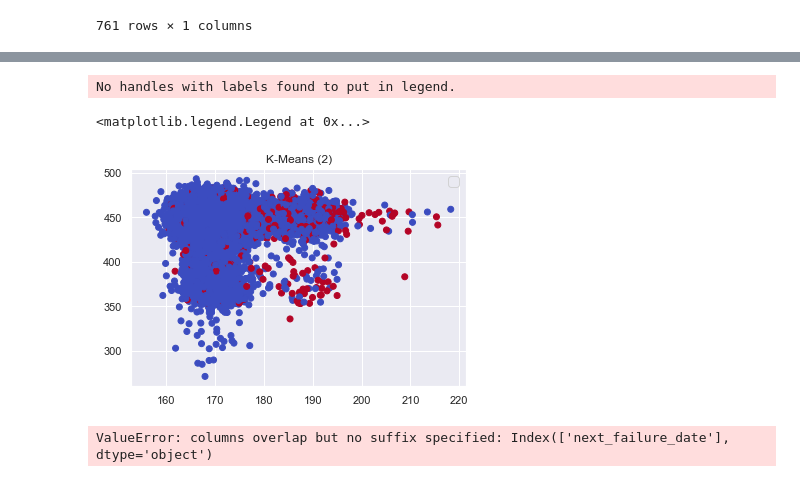
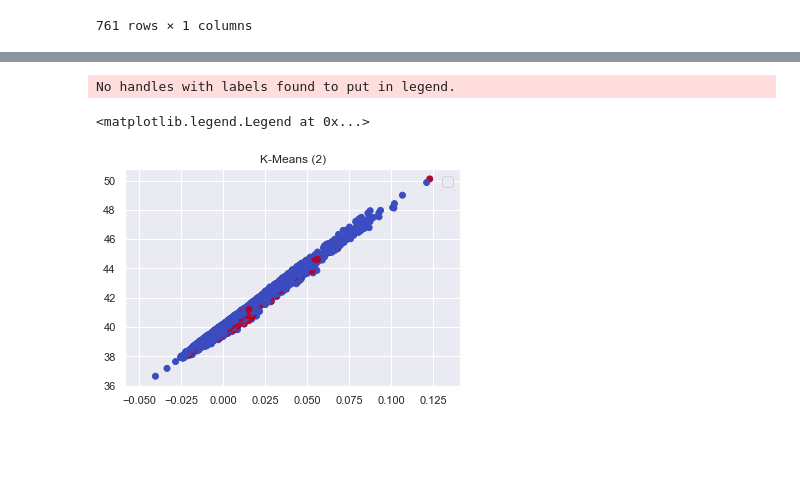
Before and after one commit to jd0g/CSU-Capstone, a Jupyter notebook: MIS581 Capstone Data Analysis.ipynb, the cells around one changed output, grey strips where cells are left out. Drawn from its saved outputs; the diff is of its cells as text; code cells hidden in the pictures; blank space fills up the shorter version.

Commit message:
complete t-test code and temporal data collection

```diff
--- a/MIS581 Capstone Data Analysis.ipynb
+++ b/MIS581 Capstone Data Analysis.ipynb
@@ -324,13 +119,0 @@ sns.pairplot(df, vars=list(df.columns))
-# %%
-complete, continuous = set_failure('comp1')
-complete.has_failure = complete.has_failure.astype(int)
-#joined.error_count = joined.error_count.astype(int)
-complete.drop(columns='failure_count')
-X = complete.iloc[:,:4]
-target = complete['predict'].copy()
-#target = target.reset_index(drop=True)
-
-regr_pls = PLSRegression(n_components = 3)
-PLS_score_X, PLS_score_Y=regr_pls.fit_transform(X,target)
-PLS_loads=regr_pls.x_loadings_
-PLS_score_X
@@ -459,10 +386,12 @@ X.iloc[:,sorted_ind].iloc[:,-1:]
 # %%
-complete, continuous = set_failure('comp4')
+complete, kmeans = set_failure('comp4')
 
 
-X=complete.iloc[:,:4]
+X=complete.iloc[:,-4:]
 y=complete['predict']
 
 
 opt_x_component, score_x, ncomp, selected, sorted_ind = pls_variable_selection(X, y, 4)
+opt_x_component['score'] = score_x
+
 sns.pairplot(opt_x_component, vars=list(opt_x_component.columns))
@@ -530,66 +433,25 @@ ttest_ind: t=3732.46 p=0
 # %%
 #Identify a boundary for pre-failure state
 #use top identified feature
-complete, continuous = set_failure('comp1')
-prep_data(complete, 20)
-X=complete.iloc[:,:4]
-y=complete['predict']
 
-opt_x_component, score_x, ncomp, selected, sorted_ind = pls_variable_selection(X, y, 4)
-X2 = opt_x_component
+complete, kmeans = set_failure('comp1')
+
+X, y = prep_data(complete, 20)
+#X=complete.iloc[:,:4]
+#y=complete['predict']
+
+#opt_x_component, score_x, ncomp, selected, sorted_ind = pls_variable_selection(X, y, 4)
 
 #use k-means clustering on top component to find healthy/unhealthy boundary
-kmeans = KMeans(n_clusters=2, random_state=0).fit(X2.iloc[:,[-1]])
+#kmeans = KMeans(n_clusters=2, random_state=0).fit(opt_x_component.iloc[:,-1:])
 
-#complete['pre_failure'] = kmeans.labels_
+plt.scatter(x=opt_x_component.iloc[:,-1], y=opt_x_component.iloc[:,-2], c=complete['kmeans_window'], cmap='coolwarm')
 
-
-
-plt.scatter(complete['volt'], complete['rotate'], c=complete['pre_failure'], cmap='coolwarm')
-
-#markers = ['s','x']
-#colors = ['r','b']
-#fig = plt.figure(figsize=(8,6))
-#ax0 = fig.add_subplot(111)
-#for l,m,c in zip(np.unique(kmeans.labels_),markers,colors):
-#    if l==1:
-#        lab = 'pre-failure'
-#    else:
-#        lab= 'healthy'
-#    ax0.scatter(X2.iloc[:,[-1]][kmeans.labels_==l],X2.iloc[:,[-2]][kmeans.labels_==l],c=c,marker=m, label=lab)
-#
 plt.title('K-Means (2)')
 plt.legend(fontsize=14)
 
 # add numbering of days prior to failure
 # %% [output]
 No handles with labels found to put in legend.
 <matplotlib.legend.Legend at 0x...>
-[figure, old version]
+[figure, new version]
-# %%
-# set next failure date
-copy = complete.copy()
-failures = copy[copy['has_failure'] == 1]
-failures = failures.reset_index()
-failures['next_failure_date'] = failures['datetime']
-failures = failures.set_index(['datetime', 'machineID'])
-
-copy = copy.join(failures['next_failure_date'])
-copy = copy.sort_index()
-copy.update(copy['next_failure_date'].groupby(level=1).bfill()) #use backfill to fill in the dates
-copy = copy.reset_index()
-#copy.apply(lambda x: x['next_failure_date'] - x['datetime'])
-
-
-def doit(x):
-    if pd.isnull(x):
-        return x
-    return x.to_timestamp()
-
-
-copy['days_to_failure'] = (copy['next_failure_date'].apply(lambda x: doit(x)) - copy['datetime'].apply(lambda x: doit(x))).dt.days
-avg_max_failure_days = math.floor(copy[copy['pre_failure'] ==1].groupby('machineID')['days_to_failure'].max().mean())
-copy = copy.set_index(['datetime', 'machineID'])
-complete = copy
-# %% [output]
-ValueError: columns overlap but no suffix specified: Index(['next_failure_date'], dtype='object')
```
Also changed, not shown: parts of 32 cells of this notebook.
